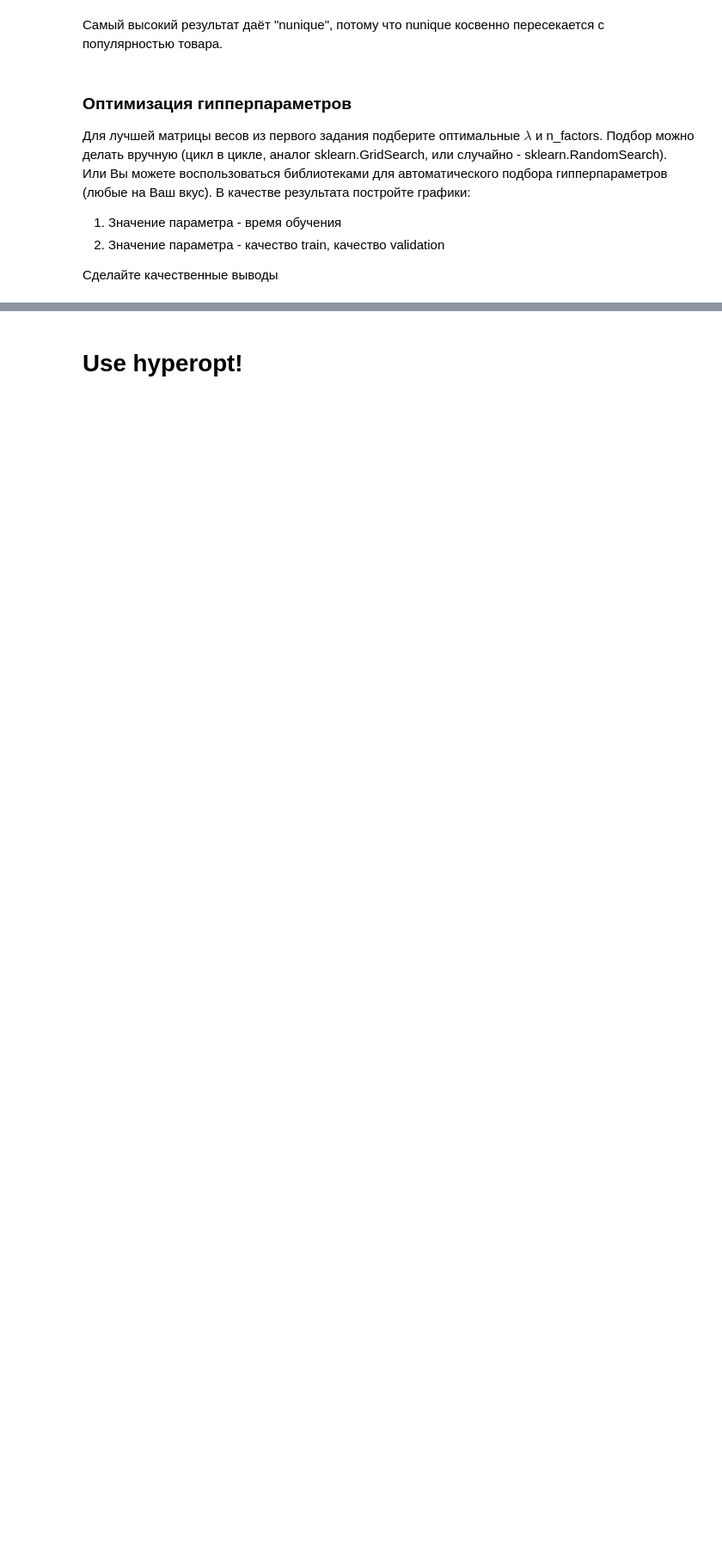
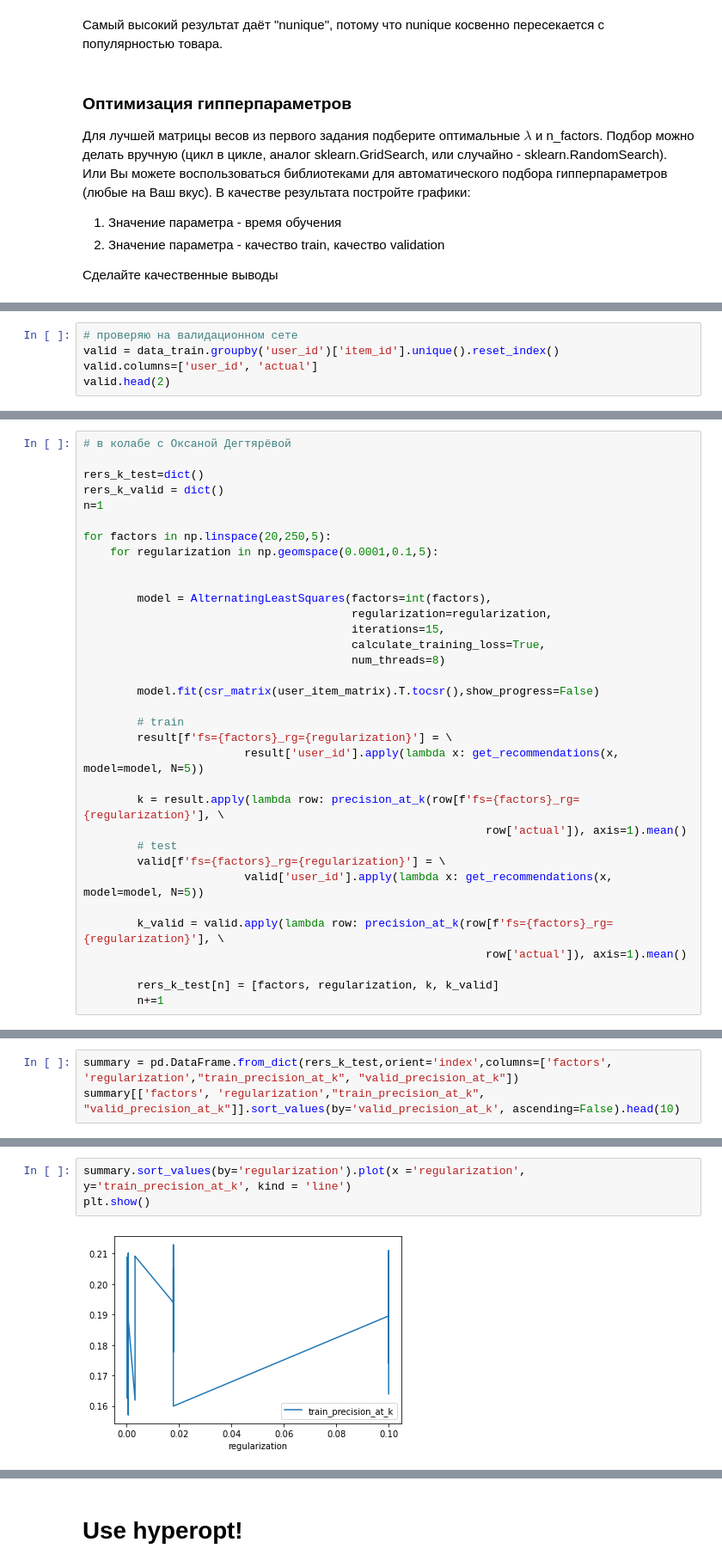
Before and after one commit to IrenAnikushina/Q4.Recommender_Systems, a Jupyter notebook: Q4_Spark.L3.ipynb, the cells around one changed output, grey strips where cells are left out. Shown: that part at 86% size. Cells and saved outputs as stored; diff of their text form; blank space fills up the shorter version.

```diff
--- a/Q4_Spark.L3.ipynb
+++ b/Q4_Spark.L3.ipynb
@@ -200,0 +213,5 @@ NameError: name 'ALS' is not defined
+# %%
+# проверяю на валидационном сете
+valid = data_train.groupby('user_id')['item_id'].unique().reset_index()
+valid.columns=['user_id', 'actual']
+valid.head(2)
@@ -200,0 +222,34 @@ NameError: name 'ALS' is not defined
+# %%
+# в колабе с Оксаной Дегтярёвой
+
+rers_k_test=dict()
+rers_k_valid = dict()
+n=1
+
+for factors in np.linspace(20,250,5):
+    for regularization in np.geomspace(0.0001,0.1,5):
+
+
+        model = AlternatingLeastSquares(factors=int(factors),
+                                        regularization=regularization,
+                                        iterations=15,
+                                        calculate_training_loss=True,
+                                        num_threads=8)
+
+        model.fit(csr_matrix(user_item_matrix).T.tocsr(),show_progress=False)
+
+        # train
+        result[f'fs={factors}_rg={regularization}'] = \
+                        result['user_id'].apply(lambda x: get_recommendations(x, model=model, N=5))
+
+        k = result.apply(lambda row: precision_at_k(row[f'fs={factors}_rg={regularization}'], \
+                                                            row['actual']), axis=1).mean()
+        # test
+        valid[f'fs={factors}_rg={regularization}'] = \
+                        valid['user_id'].apply(lambda x: get_recommendations(x, model=model, N=5))
+
+        k_valid = valid.apply(lambda row: precision_at_k(row[f'fs={factors}_rg={regularization}'], \
+                                                            row['actual']), axis=1).mean()
+
+        rers_k_test[n] = [factors, regularization, k, k_valid]
+        n+=1
@@ -200,0 +260,3 @@ NameError: name 'ALS' is not defined
+# %%
+summary = pd.DataFrame.from_dict(rers_k_test,orient='index',columns=['factors', 'regularization',"train_precision_at_k", "valid_precision_at_k"])
+summary[['factors', 'regularization',"train_precision_at_k", "valid_precision_at_k"]].sort_values(by='valid_precision_at_k', ascending=False).head(10)
@@ -200,0 +275,5 @@ NameError: name 'ALS' is not defined
+# %%
+summary.sort_values(by='regularization').plot(x ='regularization', y='train_precision_at_k', kind = 'line')
+plt.show()
+# %% [output]
+[figure, added]
```
Also changed, not shown: parts of 14 cells of this notebook.
